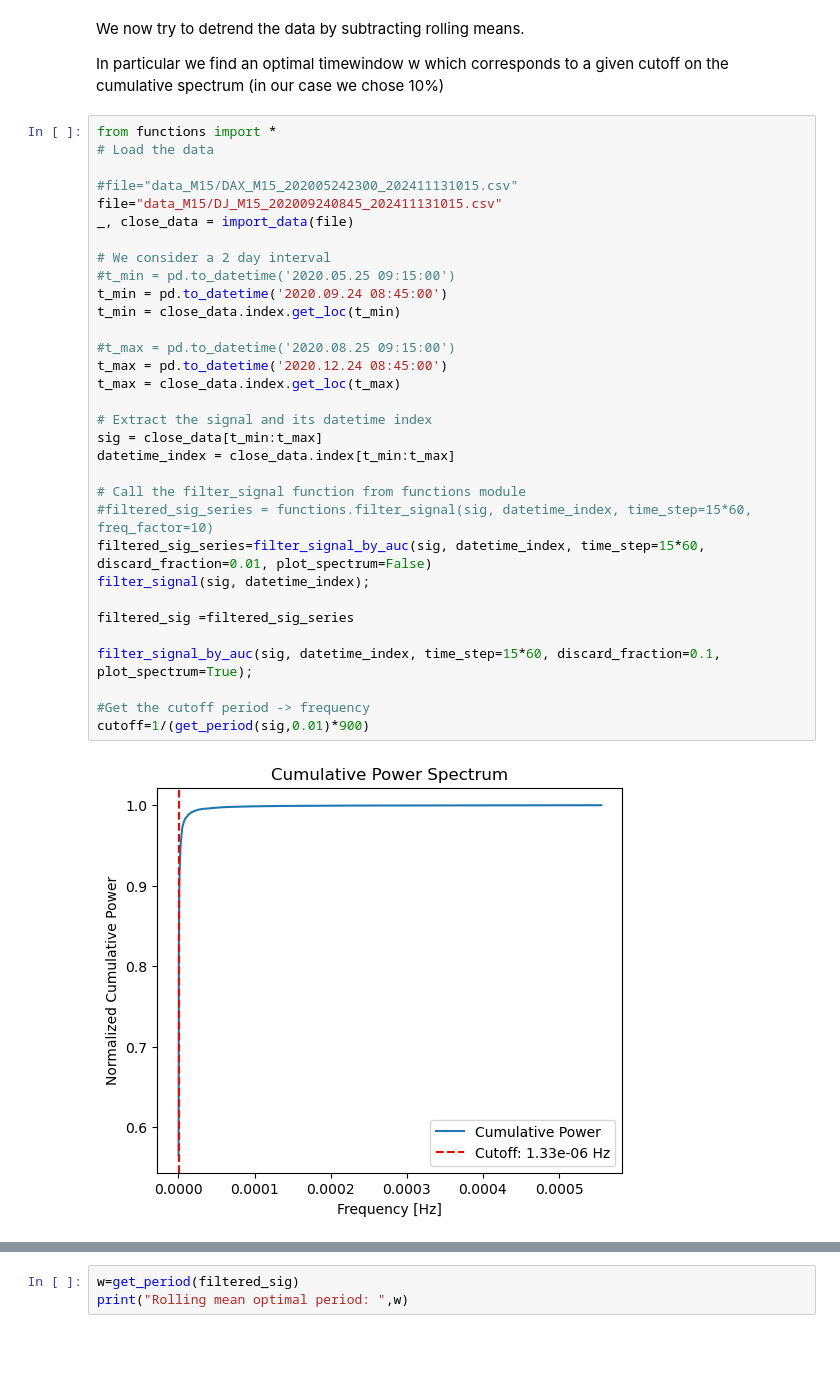
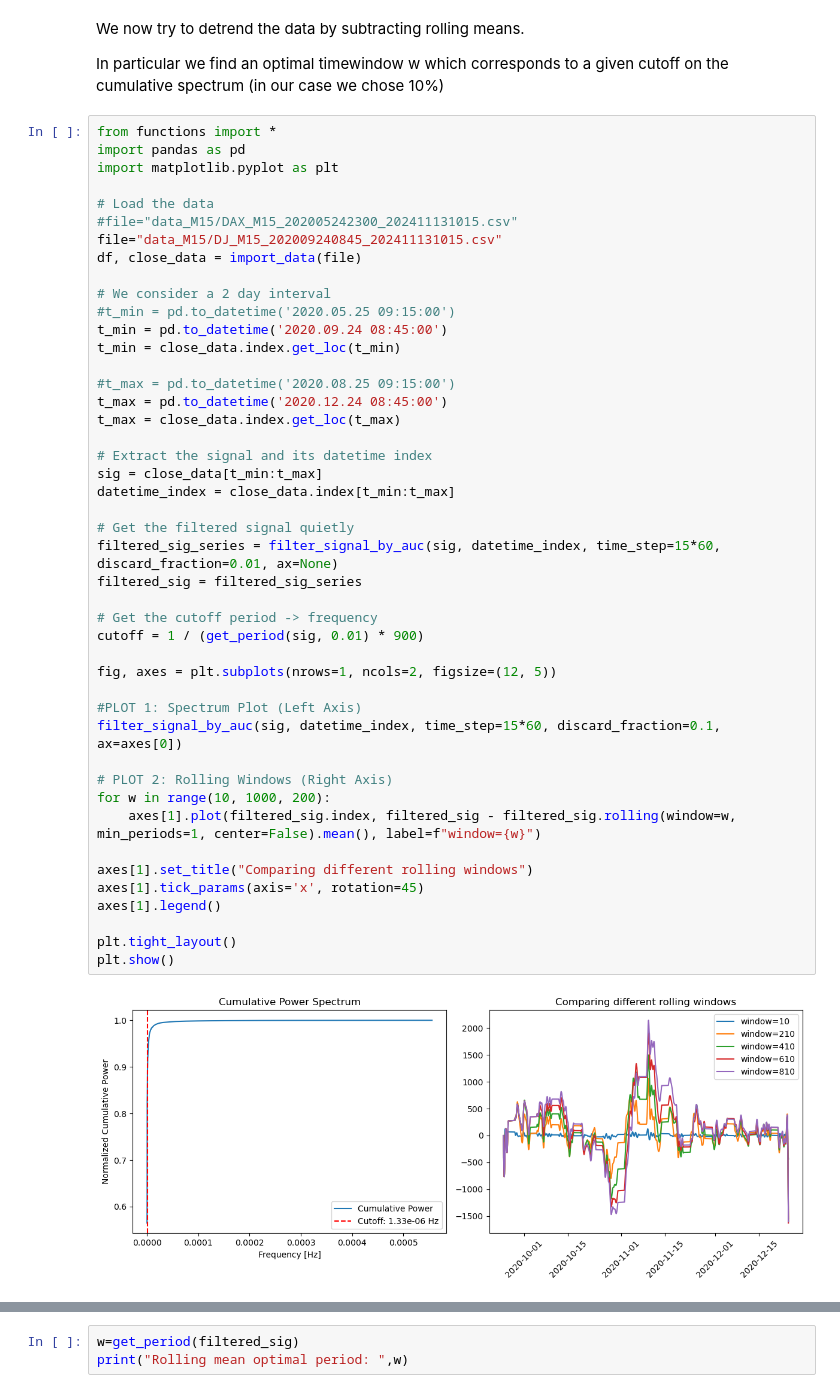
Before and after one commit to pietro-biliato/LCP_project, a Jupyter notebook: XSOR_report_final.ipynb, the cells around one changed output, grey strips where cells are left out. Cells and saved outputs as stored; diff of their text form; blank space fills up the shorter version.

```diff
--- a/XSOR_report_final.ipynb
+++ b/XSOR_report_final.ipynb
@@ -810,35 +540,48 @@ We now try to detrend the data by subtracting rolling means.
 In particular we find an optimal timewindow w which corresponds to a given cutoff on the cumulative spectrum (in our case we chose 10%)
 # %%
 from functions import *
+import pandas as pd
+import matplotlib.pyplot as plt
+
 # Load the data
-
 #file="data_M15/DAX_M15_202005242300_202411131015.csv"
 file="data_M15/DJ_M15_202009240845_202411131015.csv"
-_, close_data = import_data(file)
+df, close_data = import_data(file)
 
 # We consider a 2 day interval
 #t_min = pd.to_datetime('2020.05.25 09:15:00')
 t_min = pd.to_datetime('2020.09.24 08:45:00')
 t_min = close_data.index.get_loc(t_min)
 
 #t_max = pd.to_datetime('2020.08.25 09:15:00')
 t_max = pd.to_datetime('2020.12.24 08:45:00')
 t_max = close_data.index.get_loc(t_max)
 
 # Extract the signal and its datetime index
 sig = close_data[t_min:t_max]
 datetime_index = close_data.index[t_min:t_max]
 
-# Call the filter_signal function from functions module
-#filtered_sig_series = functions.filter_signal(sig, datetime_index, time_step=15*60, freq_factor=10)
-filtered_sig_series=filter_signal_by_auc(sig, datetime_index, time_step=15*60, discard_fraction=0.01, plot_spectrum=False)
-filter_signal(sig, datetime_index);
+# Get the filtered signal quietly
+filtered_sig_series = filter_signal_by_auc(sig, datetime_index, time_step=15*60, discard_fraction=0.01, ax=None)
+filtered_sig = filtered_sig_series
 
-filtered_sig =filtered_sig_series
+# Get the cutoff period -> frequency
+cutoff = 1 / (get_period(sig, 0.01) * 900)
 
-filter_signal_by_auc(sig, datetime_index, time_step=15*60, discard_fraction=0.1, plot_spectrum=True);
+fig, axes = plt.subplots(nrows=1, ncols=2, figsize=(12, 5))
 
-#Get the cutoff period -> frequency
-cutoff=1/(get_period(sig,0.01)*900)
+#PLOT 1: Spectrum Plot (Left Axis)
+filter_signal_by_auc(sig, datetime_index, time_step=15*60, discard_fraction=0.1, ax=axes[0])
+
+# PLOT 2: Rolling Windows (Right Axis)
+for w in range(10, 1000, 200):
+    axes[1].plot(filtered_sig.index, filtered_sig - filtered_sig.rolling(window=w, min_periods=1, center=False).mean(), label=f"window={w}")
+
+axes[1].set_title("Comparing different rolling windows")
+axes[1].tick_params(axis='x', rotation=45)
+axes[1].legend()
+
+plt.tight_layout()
+plt.show()
 # %% [output]
-[figure, old version]
+[figure, new version]
```
Also changed, not shown: parts of 57 cells of this notebook, 4 other files.
